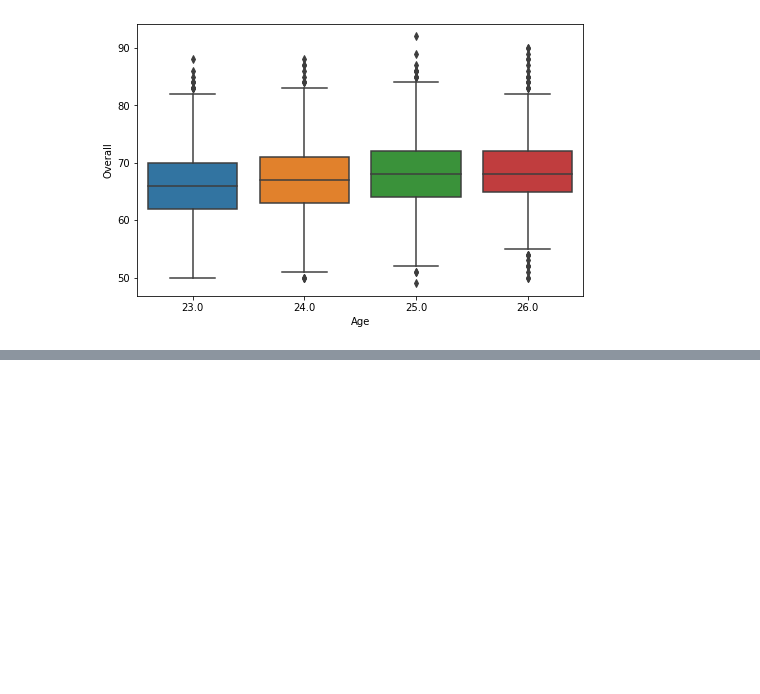
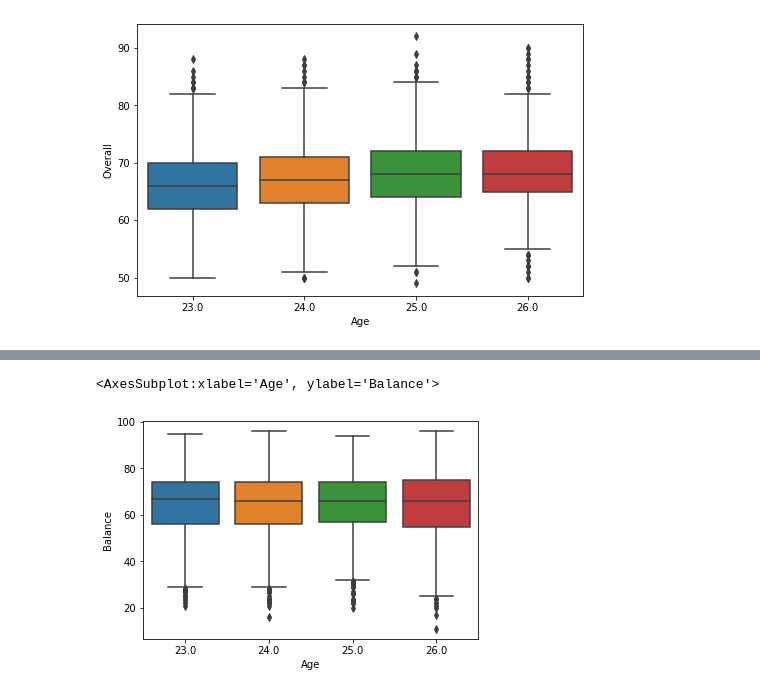
Before and after one commit to Art-toby/python-workbook, a Jupyter notebook: workbook.ipynb, the cells around one changed output, grey strips where cells are left out. Drawn from its saved outputs; the diff is of its cells as text; code cells hidden in the pictures; blank space fills up the shorter version.

```diff
--- a/workbook.ipynb
+++ b/workbook.ipynb
@@ -1251,0 +1259,5 @@ plt.show()
+# %%
+sns.boxplot(data= young_players, x='Age', y= 'Balance')
+# %% [output]
+<AxesSubplot:xlabel='Age', ylabel='Balance'>
+[figure, added]
```
Also changed, not shown: parts of 4 cells of this notebook.
